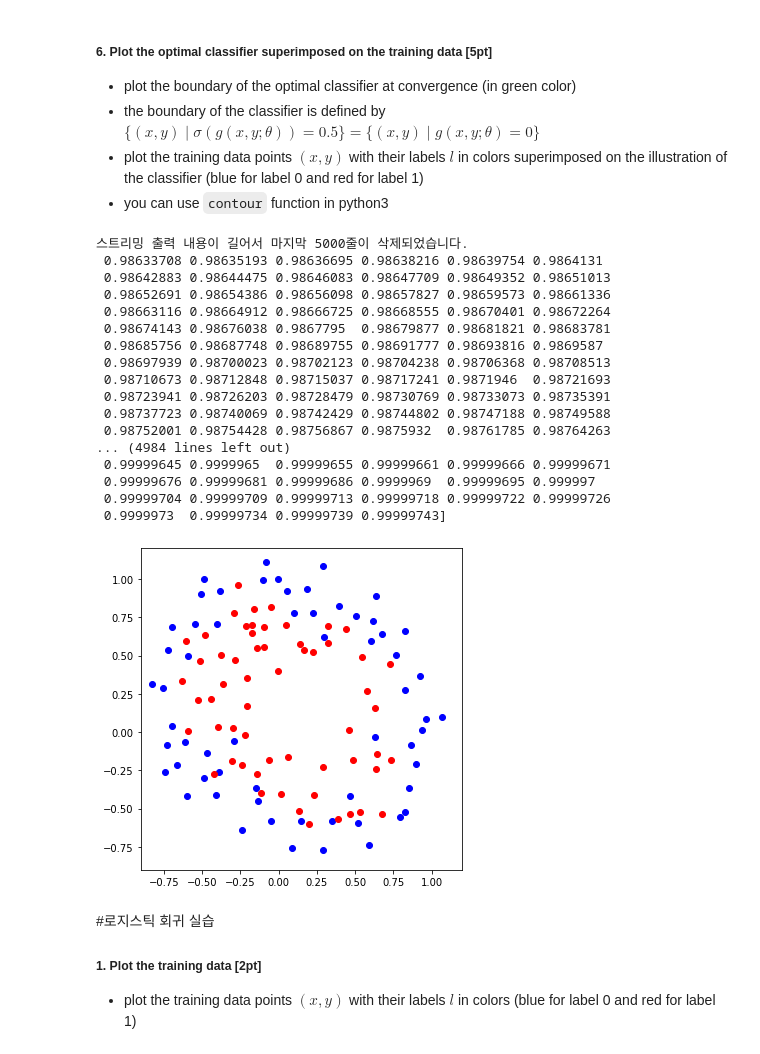
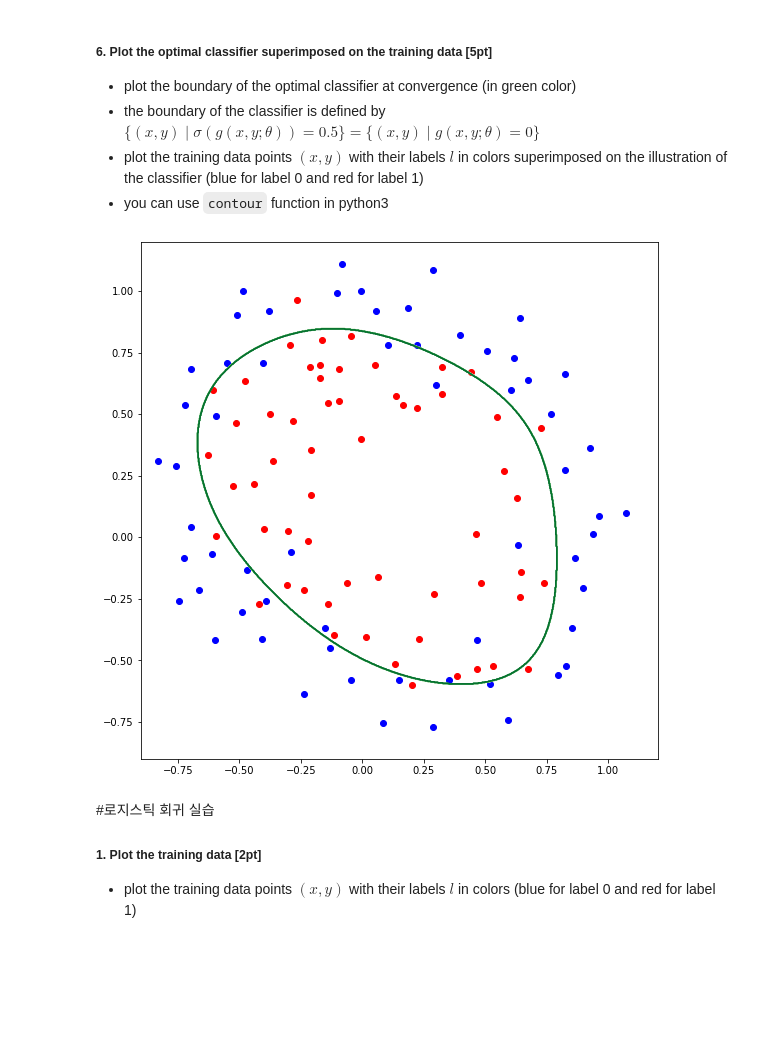
Before and after one commit to heebinYoo/assignment-02, a Jupyter notebook: assign02.ipynb, the cells around one changed output. Drawn from its saved outputs; the diff is of its cells as text; code cells hidden in the pictures; blank space fills up the shorter version.

```diff
--- a/assign02.ipynb
+++ b/assign02.ipynb
@@ -36,7 +39,7 @@ def f(data):
 def partialDiff(j):
     return list(map(functions[j], train_set[:,0], train_set[:,1]))
 # %%
-alpha = 0.0006
+alpha = 10
 m = len(train_set)
 
 def z(th, x):
@@ -49,8 +52,9 @@ def J(th, data):
         - (1-data[:,2]) * np.log(1 - h(th,np.transpose(data[:,0:2])))          \
         )
 def accuracy():
-    return np.sum((np.equal(data[:,2],
-    np.around(h(g_th,f(np.transpose(train_set[:,0:2]))))))) / data[:,2].shape[0]
+    answer = train_set[:,2]
+    guess = np.around(h(g_th,np.transpose(train_set[:,0:2])))
+    return np.sum(np.equal(answer, guess)) / m
 
 
 def th_cal(th):
@@ -59,29 +63,23 @@ def th_cal(th):
     for j in range(len(th)):
         result.append( th[j]-(alpha * (1/m) * np.sum(  diff * partialDiff(j) )) )
     return np.array(result)
+# %%
+g_th = np.array([4,1,1,2,1,1,2,1,1,4,1,1,2,1,1,2])
+J_log_train = [J(g_th, train_set)]
+th_log = [g_th]
+accuracy_log = [accuracy()]
+
+# import sys
+e = 5*10 ** (-14)
 # %%
-g_th = np.array([2,1,1,2,1,1,2,1,1])
-J_log_train = [J(g_th, train_set)]
-th_log = [g_th]
-accuracy_log = [accuracy()]
-
-# import sys
-e = 5*10 ** (-14)
-
 from tqdm.notebook import tqdm
-for i in tqdm(range(6000)):
+for i in tqdm(range(4000)):
     g_th = th_cal(g_th)
     J_log_train.append(J(g_th, train_set))
     th_log.append(g_th)
     accuracy_log.append(accuracy())
-    if(i==100000):
-        alpha = 0.0003
-    elif(i == 500000):
-        alpha = 0.00001
-    elif(i == 1000000):
-        alpha = 0.000003
-    elif(i == 1500000):
-        alpha = 0.000001
+
+
     if abs(J(g_th, train_set) - J_log_train[-2]) <=e and np.sum (g_th -th_log[-2]) <= 4*e:
         break
 # %% [output]
@@ -128,40 +129,21 @@ accuracy()
 # %%
 X, Y = np.meshgrid(np.linspace(-0.9, 1.2, 1000), np.linspace(-0.9, 1.2, 1000))
 
 
 Z = np.array([  np.around(   h(g_th, np.array([x,y]) )   ) for x,y in zip(X,Y)  ])
-for x,y in zip(X,Y):
-    print(h(g_th, np.array([x,y])))
 
-plt.figure(figsize=(12, 5))
-plt.contour(X, Y, Z, cmap='Greens',levels = np.linspace(Z.reshape(-1, 1).min(), Z.reshape(-1, 1).max(), 50))
+plt.figure(figsize=(8, 8))
+plt.contour(X, Y, Z, cmap='Greens')
 
 plt.scatter(x_label0, y_label0, c='b')
 plt.scatter(x_label1, y_label1, c='r')
 plt.tight_layout()
 plt.gca().set_aspect('equal', adjustable='box')
 
 
 plt.show()
 # %% [output]
-스트리밍 출력 내용이 길어서 마지막 5000줄이 삭제되었습니다.
- 0.98633708 0.98635193 0.98636695 0.98638216 0.98639754 0.9864131
- 0.98642883 0.98644475 0.98646083 0.98647709 0.98649352 0.98651013
- 0.98652691 0.98654386 0.98656098 0.98657827 0.98659573 0.98661336
- 0.98663116 0.98664912 0.98666725 0.98668555 0.98670401 0.98672264
- 0.98674143 0.98676038 0.9867795  0.98679877 0.98681821 0.98683781
- 0.98685756 0.98687748 0.98689755 0.98691777 0.98693816 0.9869587
- 0.98697939 0.98700023 0.98702123 0.98704238 0.98706368 0.98708513
- 0.98710673 0.98712848 0.98715037 0.98717241 0.9871946  0.98721693
- 0.98723941 0.98726203 0.98728479 0.98730769 0.98733073 0.98735391
- 0.98737723 0.98740069 0.98742429 0.98744802 0.98747188 0.98749588
- 0.98752001 0.98754428 0.98756867 0.9875932  0.98761785 0.98764263
-... (4984 lines left out)
- 0.99999645 0.9999965  0.99999655 0.99999661 0.99999666 0.99999671
- 0.99999676 0.99999681 0.99999686 0.9999969  0.99999695 0.999997
- 0.99999704 0.99999709 0.99999713 0.99999718 0.99999722 0.99999726
- 0.9999973  0.99999734 0.99999739 0.99999743]
-[figure, old version]
+[figure, new version]
 # %% [markdown]
 #로지스틱 회귀 실습
 
```
Also changed, not shown: parts of 7 cells of this notebook.
